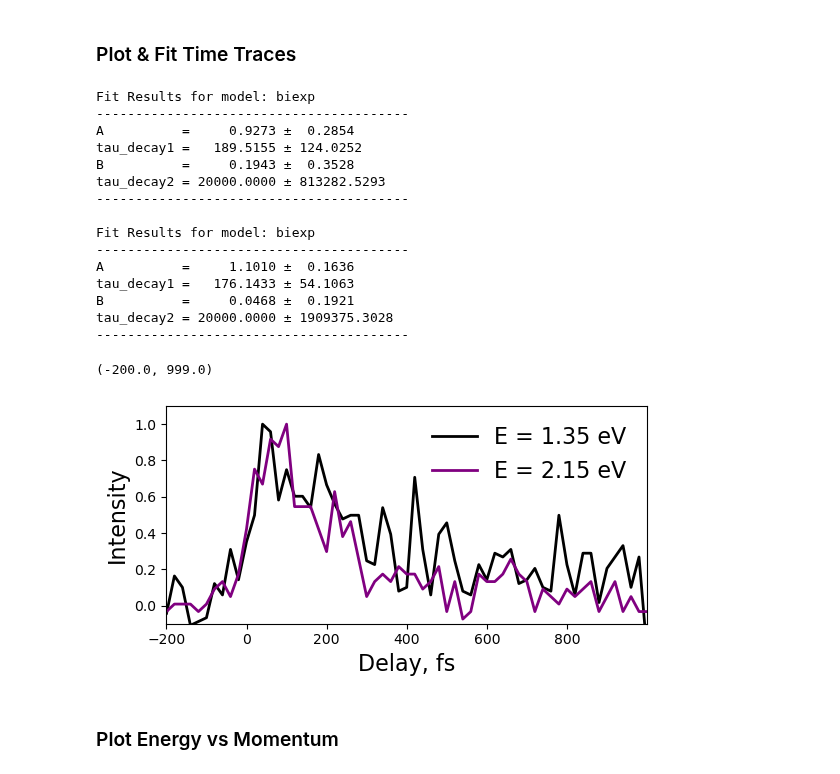
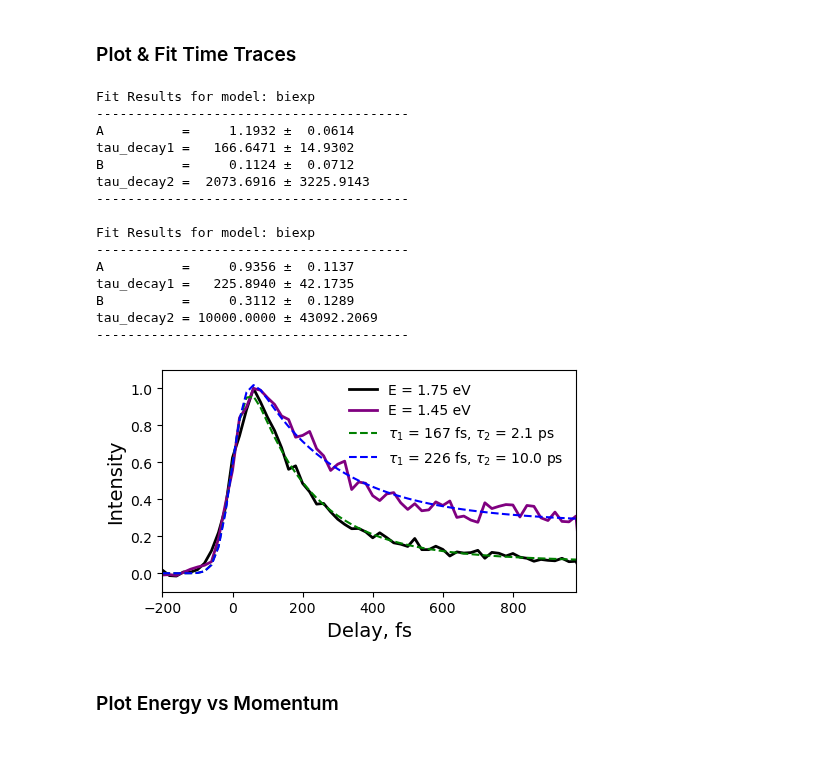
Before and after one commit to lawsonlloyd/mpes-analysis, a Jupyter notebook: mpes_Plot_Analysis.ipynb, the cells around one changed output. Saved outputs shown, nothing was run; the diff lists cells and outputs as text; code cells hidden in the pictures.

```diff
--- a/mpes_Plot_Analysis.ipynb
+++ b/mpes_Plot_Analysis.ipynb
@@ -171,32 +175,32 @@ fig, ax, im = mpes.plot_momentum_maps(
 # %%
 # Plot waterfall
 fig, axs = plt.subplots(1, 2)
-fig.set_size_inches(12, 4, forward=False)
+fig.set_size_inches(8, 3, forward=False)
 axs.flatten()
 
-E, E_int = [2.05, 1.2, 0.3], .12 # Energies for Plotting Time Traces ; 1st Energy for MM
+E, E_int = [1.75, 1.4, 0.95], .12 # Energies for Plotting Time Traces ; 1st Energy for MM
 (kx, ky), (kx_int, ky_int) = (0, 0), (4, 4) # Central (kx, ky) point and k-integration
-colors = ['black', 'maroon', 'purple']
+colors = ['black', 'maroon', 'purple', 'grey']
 I_plot = I_res
 
 # Plot waterfall
 (kx, ky), (kx_int, ky_int) = (0, 0), (4, 4) # Central (kx, ky) point and k-integration
 mpes.plot_waterfall(
-    I, kx, kx_int, ky, ky_int,
+    I_res, kx, kx_int, ky, ky_int,
     fig = fig, ax = axs[0], subtract_neg = True,
-    cmap=cmap_LTL, scale=[0,1], energy_limits=[0.2,2.5], E_enhance = .6
+    energy_limits=[0.1,2.5], E_enhance = .6
 )
 
 # Plot time traces
 neg_delays = [-320, -150]
 mpes.plot_time_traces(
-    I, E, E_int, (kx, ky), (kx_int, ky_int),
+    I_res, E, E_int, (kx, ky), (kx_int, ky_int),
     norm_trace=True, subtract_neg=True, neg_delays=neg_delays,
     fig = fig, ax = axs[1],
     colors = colors,
-    fontsize=16
+    fontsize=12
 )
-axs[1].set_ylim(-0.1, 1.1)
+axs[1].set_ylim(-0.2, 1.1)
 for i in np.arange(len(E)):
     mpes.add_rect(500, 2000, E[i], E_int, axs[0], edgecolor=colors[i], facecolor=colors[i], alpha = 0.35)
 colors = ['black', 'maroon']
@@ -205,16 +209,18 @@ colors = ['black', 'maroon']
 # %% [markdown]
 ### Plot & Fit Time Traces
 # %%
-E, E_int = [1.35, 2.15], .12 # Energies for Plotting Time Traces ; 1st Energy for MM
+E, E_int = [1.75, 1.45], .12 # Energies for Plotting Time Traces ; 1st Energy for MM
 (kx, ky), (kx_int, ky_int) = (0, 0), (4, 4) # Central (kx, ky) point and k-integration
+
 norm_trace = True
 subtract_neg = True
-neg_delays = [-300, -120]
-fwhm_IRF = 80
-sigma_IRF = fwhm_IRF/2.355
+neg_delays = [-280, -100]
+
+convolve = True
+fwhm_IRF, sigma_IRF = 80, fwhm_IRF/2.355
 
 fig, axs = plt.subplots()
-fig.set_size_inches(6, 3, forward=False)
+fig.set_size_inches(5, 3, forward=False)
 #axs = axs.flatten()
 
 mpes.plot_time_traces(
@@ -222,11 +228,11 @@ mpes.plot_time_traces(
     norm_trace, subtract_neg, neg_delays,
     fig = fig, ax = axs,
     colors = ['black', 'purple'],
-    fontsize=16
+    fontsize=14
 )
 
 ### Do a Fitting: Choose model (input as string, e.g. 'monoexp') and input fit parameters (p0, bounds etc.)
-delay_limits = (30, 999)
+delay_limits = (-200, 980)
 delay_axis_1 = I.delay.loc[{"delay":slice(delay_limits[0], delay_limits[1])}].values
 
 # Curve 1
@@ -235,52 +241,59 @@ time_trace = time_trace.loc[{"delay":slice(delay_limits[0], delay_limits[1])}].v
 
 model = 'biexp'
 p0 = [1, 100, 1, 1000]
 lower_bounds, upper_bounds = (0, 0, 0, 0), (10, 5000, 10, 20000)
-popt, pcov, fit_curve_1 = mpes.fit_time_trace(model, delay_axis_1, time_trace, p0, [lower_bounds, upper_bounds], convolve = True, sigma_IRF = sigma_IRF)
-ex_fit = mpes.print_fit_results(model, popt, pcov)
+#model = 'monoexp'
+#p0 = [1, 100]
+#lower_bounds, upper_bounds = (0, 0), (10, 5000)
+popt1, pcov, fit_curve_1 = mpes.fit_time_trace(model, delay_axis_1, time_trace, p0, [lower_bounds, upper_bounds], convolve = convolve, sigma_IRF = sigma_IRF)
+params_ex, label_ex = mpes.print_fit_results(model, popt1, pcov)
 
-delay_limits = (-200, 999)
+delay_limits = (-200, 980)
 delay_axis_2 = I.delay.loc[{"delay":slice(delay_limits[0], delay_limits[1])}].values
 
 # Curve 2
 time_trace = mpes.get_time_trace(I, E[1], E_int, (kx, ky), (kx_int, ky_int), norm_trace = True, subtract_neg = True, neg_delays = neg_delays)
 time_trace = time_trace.loc[{"delay":slice(delay_limits[0], delay_limits[1])}].values
 
 #model = 'exp_rise_monoexp_decay'
 #p0 = [2, 10, 120] #C, tau_rise, tau_decay1)
 #lower_bounds, upper_bounds = (0, 0, 0), (10, 2000, 10000)
 model = 'biexp'
-p0 = [1, 100, 1, 1000]
-lower_bounds, upper_bounds = (0, 0, 0, 0), (10, 5000, 10, 20000)
-popt, pcov, fit_curve_2 = mpes.fit_time_trace(model, delay_axis_2, time_trace, p0, [lower_bounds, upper_bounds], convolve = True, sigma_IRF = sigma_IRF)
-cbm_fit = mpes.print_fit_results(model, popt, pcov)
+p0 = [1, 100, 1, 3000]
+lower_bounds, upper_bounds = (0, 0, 0, 0), (10, 5000, 10, 10000)
+#model = 'monoexp'
+#p0 = [1, 100]
+#lower_bounds, upper_bounds = (0, 0), (10, 5000)
+popt2, pcov, fit_curve_2 = mpes.fit_time_trace(model, delay_axis_2, time_trace, p0, [lower_bounds, upper_bounds], convolve = convolve, sigma_IRF = sigma_IRF)
+params_cbm, label_cbm = mpes.print_fit_results(model, popt2, pcov)
 
 #conv_model = mpes.make_convolved_model(mpes.exp_rise_monoexp_decay, delay_axis, 40)
 #init_curve = conv_model(delay_axis, *p0)
 
 # Plot Fits
-#axs.plot(delay_axis_1, fit_curve_1, linestyle = 'dashed', color = 'green')
-#axs.plot(delay_axis_2, fit_curve_2, linestyle = 'dashed', color = 'blue')
+axs.plot(delay_axis_1, fit_curve_1, linestyle = 'dashed', color = 'green', label = label_ex)
+axs.plot(delay_axis_2, fit_curve_2, linestyle = 'dashed', color = 'blue', label = label_cbm)
+axs.legend(frameon=False)
 axs.set_ylim(-0.1,1.1)
 axs.set_xlim(-200,delay_limits[1])
+fig.tight_layout()
 # %% [output]
 Fit Results for model: biexp
 ----------------------------------------
-A          =     0.9273 ±  0.2854
-tau_decay1 =   189.5155 ± 124.0252
-B          =     0.1943 ±  0.3528
-tau_decay2 = 20000.0000 ± 813282.5293
+A          =     1.1932 ±  0.0614
+tau_decay1 =   166.6471 ± 14.9302
+B          =     0.1124 ±  0.0712
+tau_decay2 =  2073.6916 ± 3225.9143
 ----------------------------------------
 
 Fit Results for model: biexp
 ----------------------------------------
-A          =     1.1010 ±  0.1636
-tau_decay1 =   176.1433 ± 54.1063
-B          =     0.0468 ±  0.1921
-tau_decay2 = 20000.0000 ± 1909375.3028
+A          =     0.9356 ±  0.1137
+tau_decay1 =   225.8940 ± 42.1735
+B          =     0.3112 ±  0.1289
+tau_decay2 = 10000.0000 ± 43092.2069
 ----------------------------------------
-(-200.0, 999.0)
-[figure, old version]
+[figure, new version]
 # %% [markdown]
 ### Plot Energy vs Momentum
 # %%
```
Also changed, not shown: parts of 8 cells of this notebook, 3 other files.
